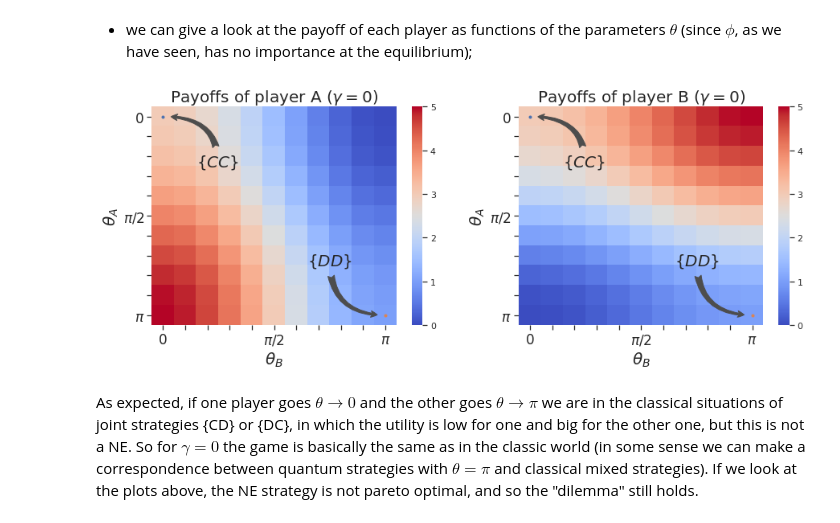
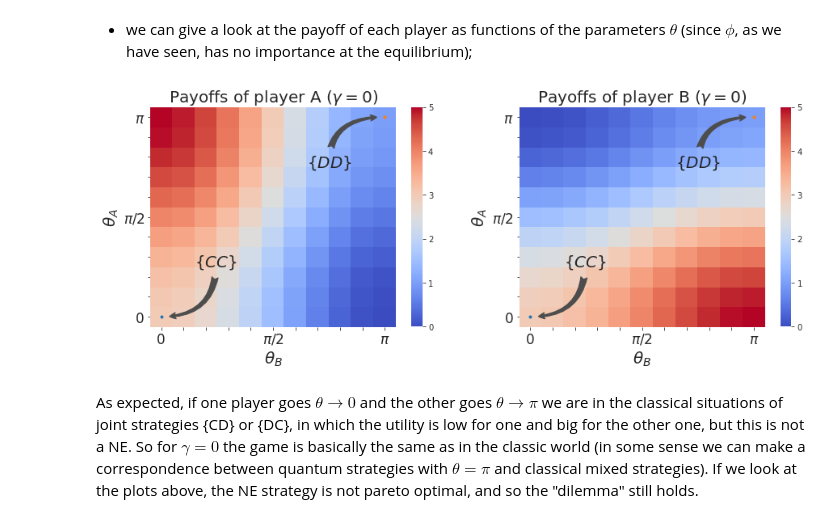
Before and after one commit to MattiaPujatti/A-Brief-Introduction-to-Quantum-Game-Theory, a Jupyter notebook: Quantum 2x2 Games.ipynb, the cells around one changed output. Saved outputs shown, nothing was run; the diff lists cells and outputs as text; code cells hidden in the pictures.

```diff
--- a/Quantum 2x2 Games.ipynb
+++ b/Quantum 2x2 Games.ipynb
@@ -93,14 +62,3 @@ In the end, since the only way to find the best set of strategies to follow is t
 $$
 <i> = P_{CC,i}\cdot|<CC|\psi_f>|^2 + P_{CD,i}\cdot|<CD|\psi_f>|^2 + P_{DC,i}\cdot|<DC|\psi_f>|^2 + P_{DD,i}\cdot|<DD|\psi_f>|^2
 $$
-# %%
-def expected_payoffs( state, payoff_bymatrix ):
-
-    payoffA, payoffB = 0, 0
-
-    for i in range(2):
-        for j in range(2):
-            payoffA += payoff_bymatrix['A'][i,j]*(abs(state[2*i+j])**2)
-            payoffB += payoff_bymatrix['B'][i,j]*(abs(state[2*i+j])**2)
-
-    return [payoffA, payoffB]
@@ -181,3 +282,6 @@ def payoff_grid(thetaA, phiA, thetaB, phiB, payoff_matrix, gamma, verbose):
+# %%
+# Construct the game
+PrisonersDilemma_g0 = Quantum2x2Game( payoff_matrix=payoff_matrix_pd, gamma=0 )
 # %% [markdown]
 The dimensionality of the problem is 5, and so is not so easy to plot a "utility function" directly. So, in order to find the maximum values we proceed numerically, showing only the most significant plots.
 # %% [markdown]
@@ -281,3 +321,11 @@ grid_gamma0 = payoff_grid(thetaA, phiA, thetaB, phiB, payoff_matrix_pd, 0, True)
+# %%
+grid_gamma0 = PrisonersDilemma_g0.compute_payoff_grid()
+# %%
+# Take the parameter used
+thetaA = PrisonersDilemma_g0.thetaA
+phiA   = PrisonersDilemma_g0.phiA
+thetaB = PrisonersDilemma_g0.thetaB
+phiB   = PrisonersDilemma_g0.phiB
 # %%
 # Plot the results as a heatmap
 fig, ax = plt.subplots(1,2,figsize=(15,5))
@@ -292,34 +340,38 @@ pAgamma0.set_title(r'Payoffs of player A ($\gamma=0$)', fontsize=20)
 pAgamma0.set_ylabel(r'$\theta_A$', fontsize = 20)
 pAgamma0.set_xlabel(r'$\theta_B$', fontsize = 20)
 pAgamma0.set_xticklabels(ticklabels, size = 17, rotation=0)
 pAgamma0.set_yticklabels(ticklabels, size = 17)
 pAgamma0.plot(0.5, 0.5, ".")
 pAgamma0.annotate(r'$\{CC\}$', xy=(0.5, 0.5), fontsize=20, xytext=(2,3),
                   arrowprops=dict(arrowstyle="fancy", color="0.3", shrinkA=5, shrinkB=10,
                                 connectionstyle="angle3,angleA=90,angleB=0"))
 pAgamma0.plot(10.5, 10.5, ".")
 pAgamma0.annotate(r'$\{DD\}$', xy=(10.5, 10.5), fontsize=20, xytext=(7,8),
                   arrowprops=dict(arrowstyle="fancy", color="0.3", shrinkA=5, shrinkB=10,
                                 connectionstyle="angle3,angleA=90,angleB=0"))
 
 
 pBgamma0 = sns.heatmap(grid_gamma0_pivotB, cmap="coolwarm", ax=ax[1]);
 pBgamma0.set_title(r'Payoffs of player B ($\gamma=0$)', fontsize=20)
 pBgamma0.set_ylabel(r'$\theta_A$', fontsize = 20)
 pBgamma0.set_xlabel(r'$\theta_B$', fontsize = 20)
 pBgamma0.set_xticklabels(ticklabels, size = 17, rotation=0)
 pBgamma0.set_yticklabels(ticklabels, size = 17)
 pBgamma0.plot(0.5, 0.5, ".")
 pBgamma0.annotate(r'$\{CC\}$', xy=(0.5, 0.5), fontsize=20, xytext=(2,3),
                   arrowprops=dict(arrowstyle="fancy", color="0.3", shrinkA=5, shrinkB=10,
                                 connectionstyle="angle3,angleA=90,angleB=0"))
 pBgamma0.plot(10.5, 10.5, ".")
 pBgamma0.annotate(r'$\{DD\}$', xy=(10.5, 10.5), fontsize=20, xytext=(7,8),
                   arrowprops=dict(arrowstyle="fancy", color="0.3", shrinkA=5, shrinkB=10,
                                 connectionstyle="angle3,angleA=90,angleB=0"))
+
+ax[0].invert_yaxis()
+ax[1].invert_yaxis()
+
 plt.show()
 # %% [output]
-[figure, old version]
+[figure, new version]
 # %% [markdown]
 As expected, if one player goes $\theta\to 0$ and the other goes $\theta\to\pi$ we are in the classical situations of joint strategies {CD} or {DC}, in which the utility is low for one and big for the other one, but this is not a NE. So for $\gamma=0$ the game is basically the same as in the classic world (in some sense we can make a correspondence between quantum strategies with $\theta=\pi$ and classical mixed strategies). If we look at the plots above, the NE strategy is not pareto optimal, and so the "dilemma" still holds.
 # %% [markdown]
```
Also changed, not shown: parts of 60 cells of this notebook, 15 other files.
